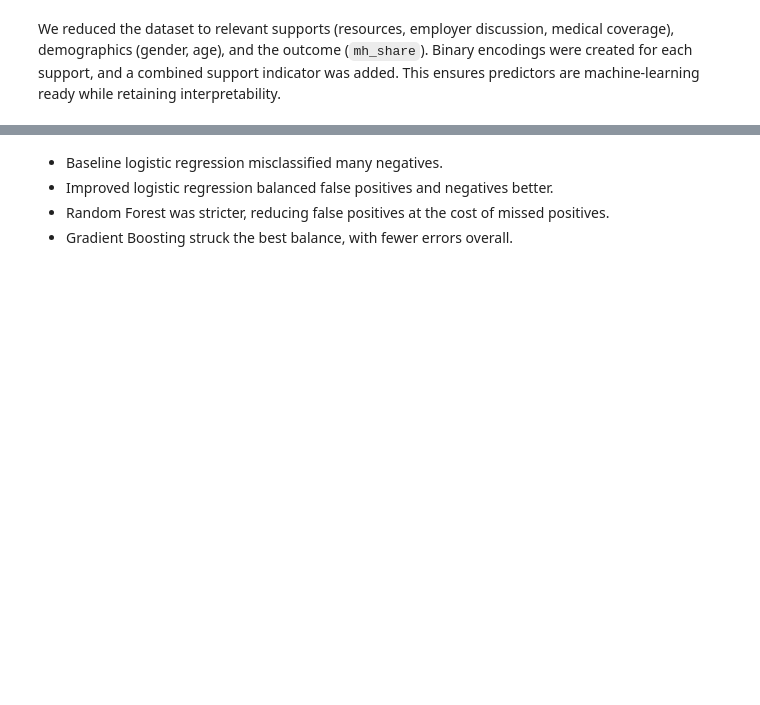
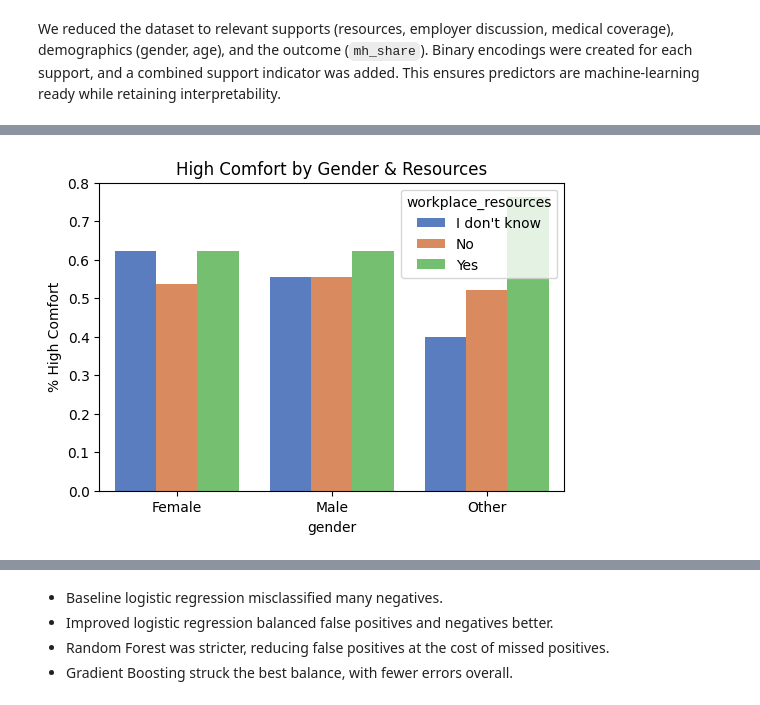
Before and after one commit to aladenisun/MSAAI_500_FinalProject, a Jupyter notebook: Mental_Health_and_Tech.ipynb, the cells around one changed output, grey strips where cells are left out. Saved outputs shown, nothing was run; the diff lists cells and outputs as text; code cells hidden in the pictures; blank space fills up the shorter version.

```diff
--- a/Mental_Health_and_Tech.ipynb
+++ b/Mental_Health_and_Tech.ipynb
@@ -371,0 +174,10 @@ plot_confusion_matrix(y_test, y_pred_gb, "Gradient Boosting")
+# %%
+# Stratified by gender
+
+plt.figure(figsize=(6,4))
+sns.barplot(x="gender", y="high_comfort", hue="workplace_resources", data=df, errorbar=None, palette="muted")
+plt.title("High Comfort by Gender & Resources")
+plt.ylabel("% High Comfort")
+plt.show()
+# %% [output]
+[figure, added]
```
Also changed, not shown: parts of 60 cells of this notebook.
